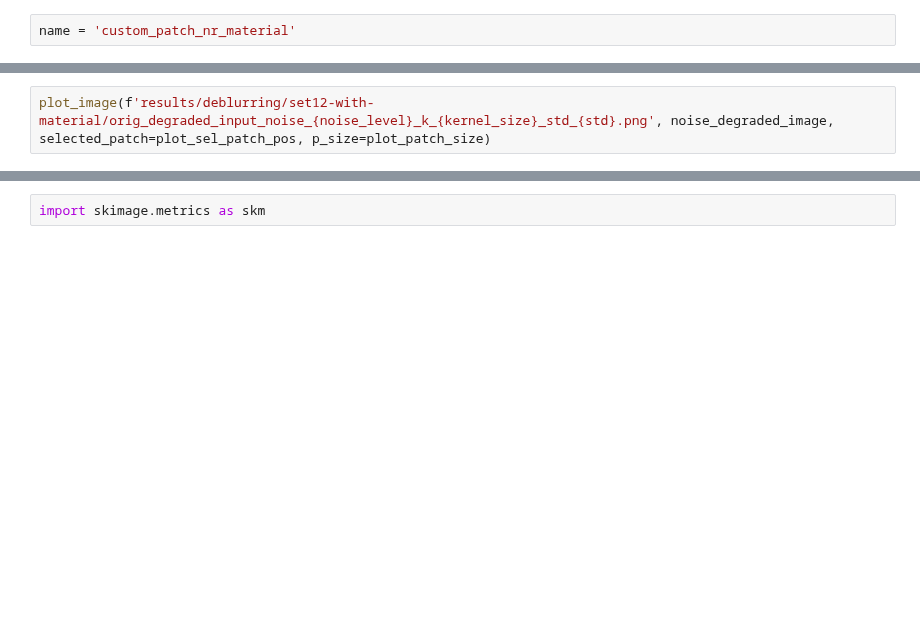
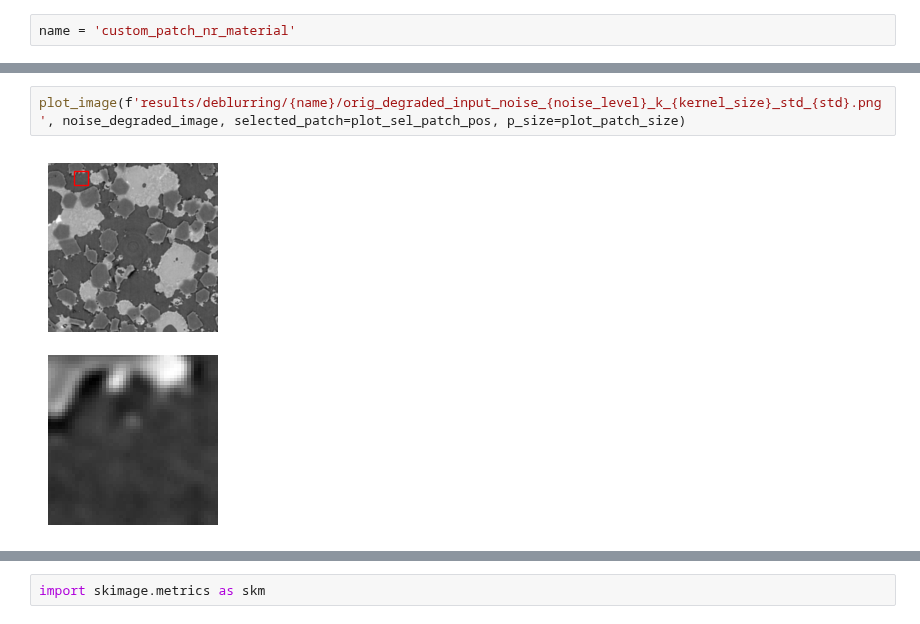
Before and after one commit to PaulBuechler-git/nf-for-inv-problems, a Jupyter notebook: deblurring.ipynb, the cells around one changed output, grey strips where cells are left out. Saved outputs shown, nothing was run; the diff lists cells and outputs as text; blank space fills up the shorter version.

```diff
--- a/deblurring.ipynb
+++ b/deblurring.ipynb
@@ -80,5 +75,7 @@ plot_image('results/deblurring/set12-with-material/ground_truth.png', ground_tru
 # %% [output]
 [figure]
 # %%
-plot_image(f'results/deblurring/set12-with-material/orig_degraded_input_noise_{noise_level}_k_{kernel_size}_std_{std}.png', noise_degraded_image, selected_patch=plot_sel_patch_pos, p_size=plot_patch_size)
+plot_image(f'results/deblurring/{name}/orig_degraded_input_noise_{noise_level}_k_{kernel_size}_std_{std}.png', noise_degraded_image, selected_patch=plot_sel_patch_pos, p_size=plot_patch_size)
+# %% [output]
+[figure, added]
 # %%
```
Also changed, not shown: parts of 8 cells of this notebook, 1 other file.
